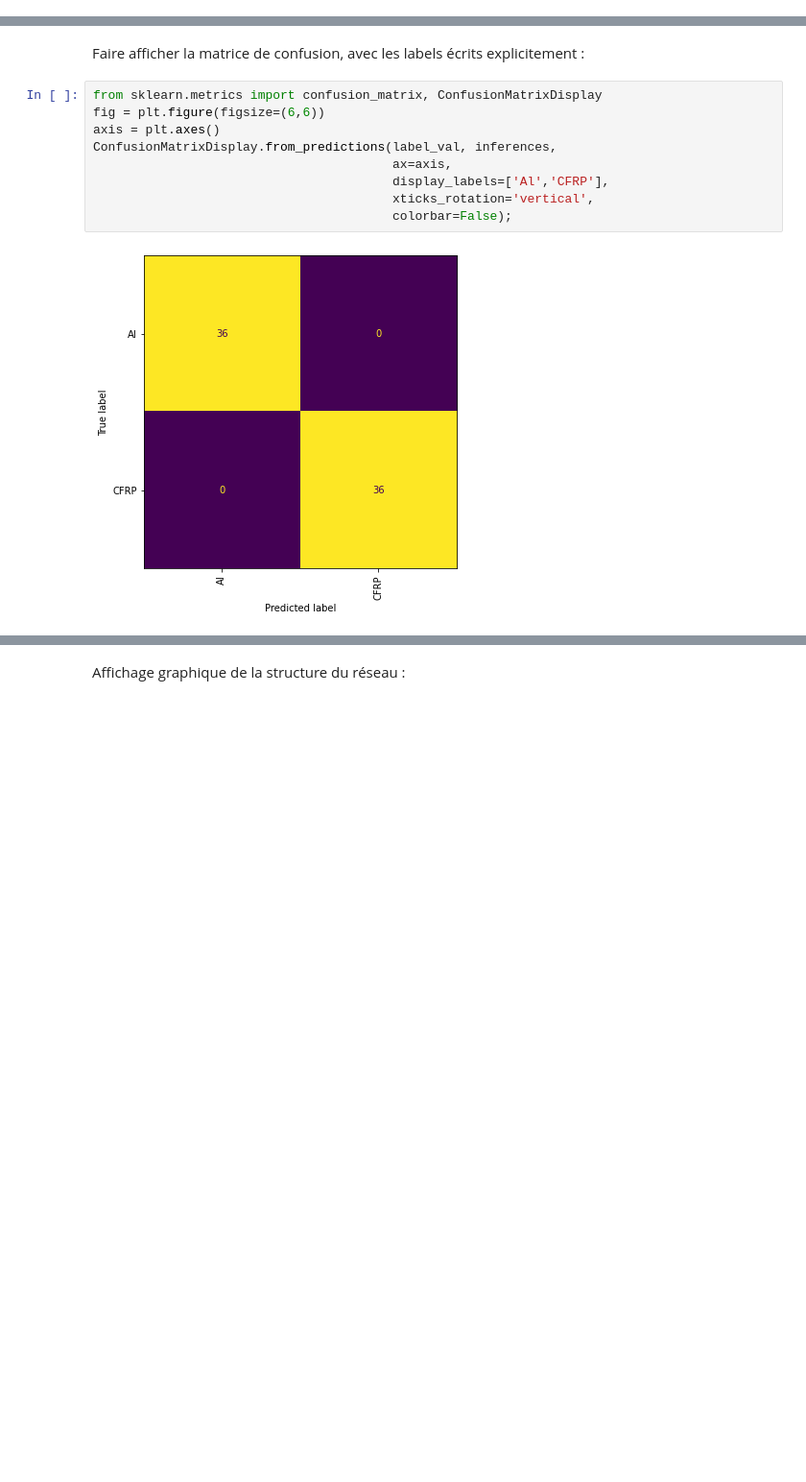
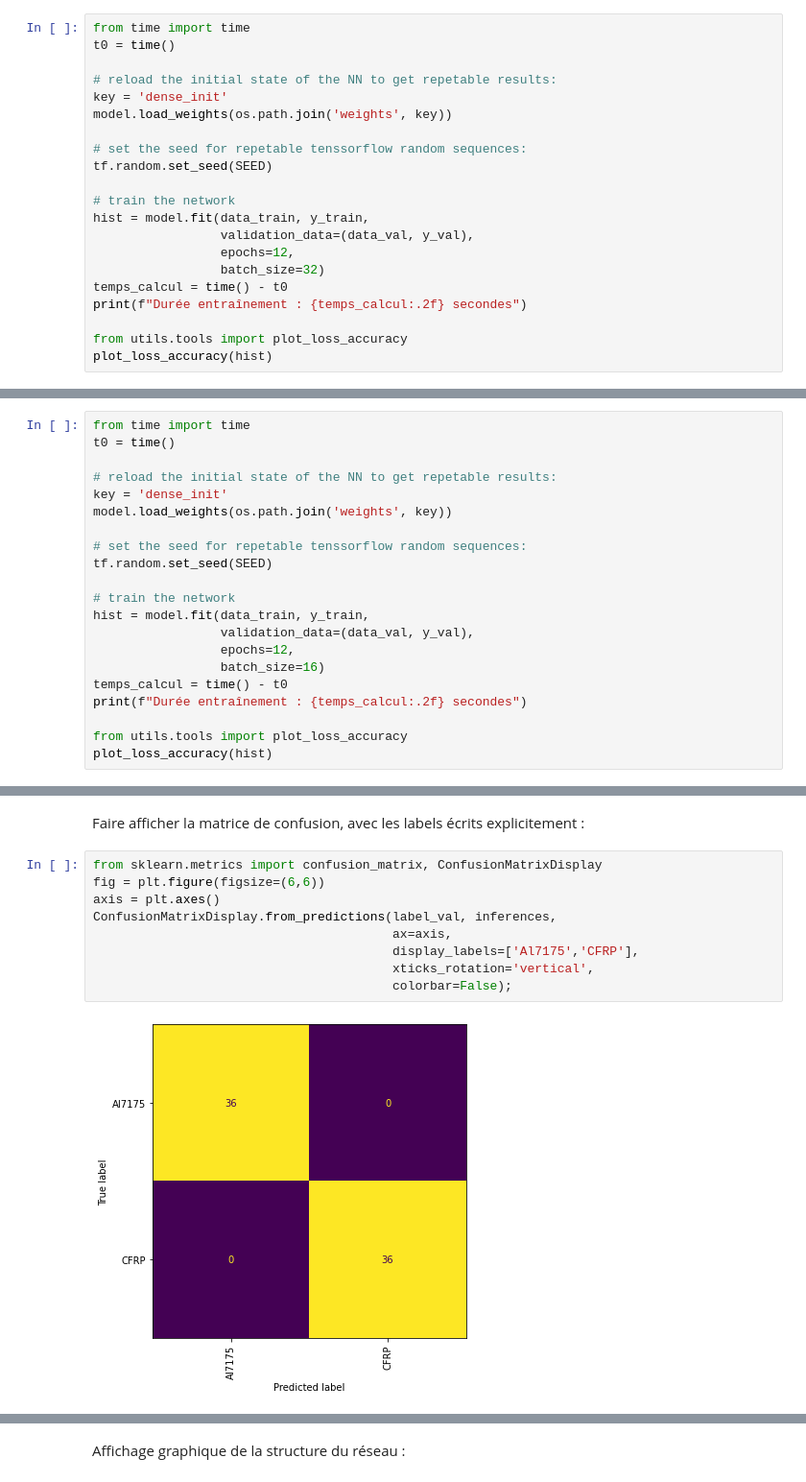
Before and after one commit to cjlux/APP-ML, a Jupyter notebook: APP-ML_2023/Drilling-Problem/ML-drilling_solution.ipynb, the cells around one changed output, grey strips where cells are left out. Shown at 96% size. Saved outputs shown, nothing was run; the diff lists cells and outputs as text; blank space fills up the shorter version.

```diff
--- a/APP-ML_2023/Drilling-Problem/ML-drilling_solution.ipynb
+++ b/APP-ML_2023/Drilling-Problem/ML-drilling_solution.ipynb
@@ -375,0 +467,21 @@ plot_loss_accuracy(hist)
+# %%
+from time import time
+t0 = time()
+
+# reload the initial state of the NN to get repetable results:
+key = 'dense_init'
+model.load_weights(os.path.join('weights', key))
+
+# set the seed for repetable tenssorflow random sequences:
+tf.random.set_seed(SEED)
+
+# train the network
+hist = model.fit(data_train, y_train,
+                 validation_data=(data_val, y_val),
+                 epochs=12,
+                 batch_size=32)
+temps_calcul = time() - t0
+print(f"Durée entraînement : {temps_calcul:.2f} secondes")
+
+from utils.tools import plot_loss_accuracy
+plot_loss_accuracy(hist)
@@ -375,0 +507,21 @@ plot_loss_accuracy(hist)
+# %%
+from time import time
+t0 = time()
+
+# reload the initial state of the NN to get repetable results:
+key = 'dense_init'
+model.load_weights(os.path.join('weights', key))
+
+# set the seed for repetable tenssorflow random sequences:
+tf.random.set_seed(SEED)
+
+# train the network
+hist = model.fit(data_train, y_train,
+                 validation_data=(data_val, y_val),
+                 epochs=12,
+                 batch_size=16)
+temps_calcul = time() - t0
+print(f"Durée entraînement : {temps_calcul:.2f} secondes")
+
+from utils.tools import plot_loss_accuracy
+plot_loss_accuracy(hist)
@@ -422,12 +595,12 @@ Faire afficher la matrice de confusion, avec les labels écrits explicitement :
 # %%
 from sklearn.metrics import confusion_matrix, ConfusionMatrixDisplay
 fig = plt.figure(figsize=(6,6))
 axis = plt.axes()
 ConfusionMatrixDisplay.from_predictions(label_val, inferences,
                                         ax=axis,
-                                        display_labels=['Al','CFRP'],
+                                        display_labels=['Al7175','CFRP'],
                                         xticks_rotation='vertical',
                                         colorbar=False);
 # %% [output]
-[figure, old version]
+[figure, new version]
 # %% [markdown]
```
Also changed, not shown: parts of 71 cells of this notebook, 17 other files.
